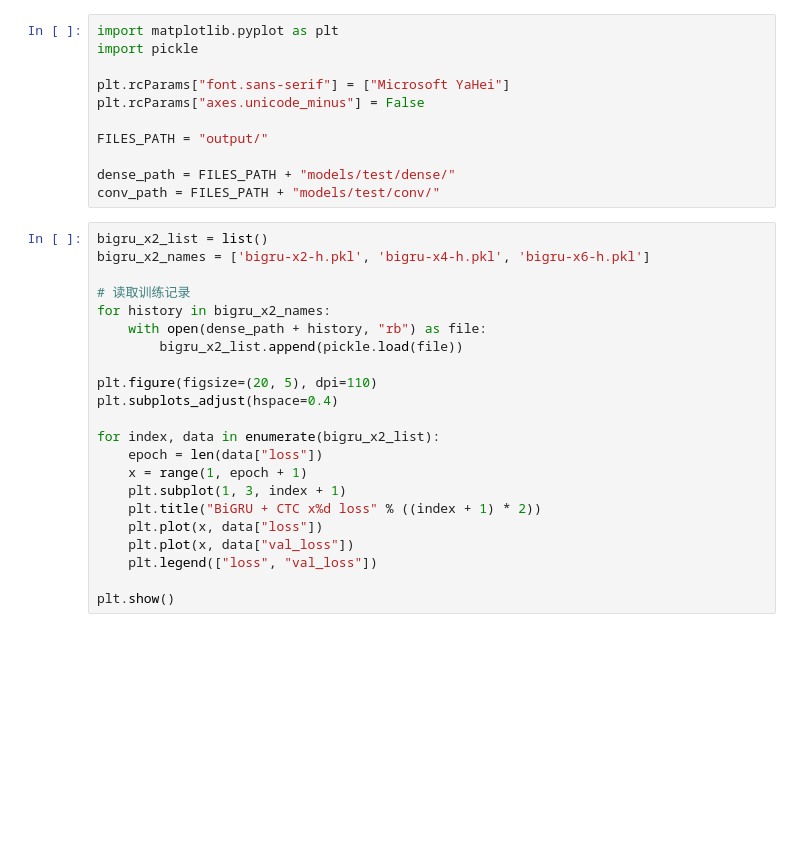
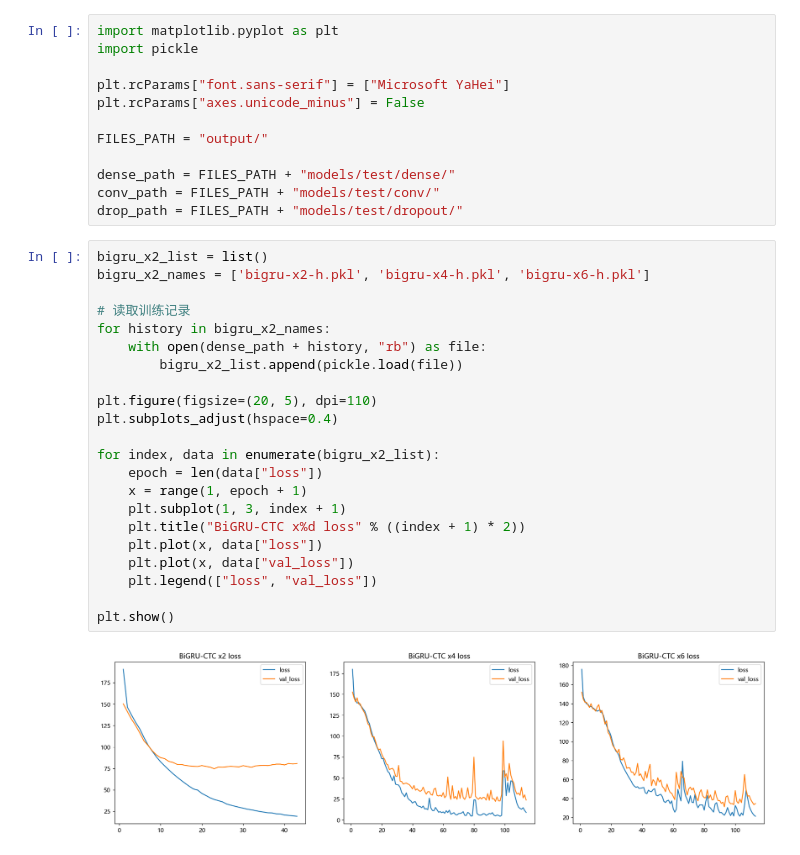
Before and after one commit to SzLeaves/asr-model-ctc, a Jupyter notebook: 5.diagrams.ipynb, the cells around one changed output. Cells and saved outputs as stored; diff of their text form; blank space fills up the shorter version.

```diff
--- a/5.diagrams.ipynb
+++ b/5.diagrams.ipynb
@@ -9,25 +9,28 @@ FILES_PATH = "output/"
 
 dense_path = FILES_PATH + "models/test/dense/"
 conv_path = FILES_PATH + "models/test/conv/"
+drop_path = FILES_PATH + "models/test/dropout/"
 # %%
 bigru_x2_list = list()
 bigru_x2_names = ['bigru-x2-h.pkl', 'bigru-x4-h.pkl', 'bigru-x6-h.pkl']
 
 # 读取训练记录
 for history in bigru_x2_names:
     with open(dense_path + history, "rb") as file:
         bigru_x2_list.append(pickle.load(file))
 
 plt.figure(figsize=(20, 5), dpi=110)
 plt.subplots_adjust(hspace=0.4)
 
 for index, data in enumerate(bigru_x2_list):
     epoch = len(data["loss"])
     x = range(1, epoch + 1)
     plt.subplot(1, 3, index + 1)
-    plt.title("BiGRU + CTC x%d loss" % ((index + 1) * 2))
+    plt.title("BiGRU-CTC x%d loss" % ((index + 1) * 2))
     plt.plot(x, data["loss"])
     plt.plot(x, data["val_loss"])
     plt.legend(["loss", "val_loss"])
 
 plt.show()
+# %% [output]
+[figure, added]
```
Also changed, not shown: parts of 3 cells of this notebook, 2 other files.
